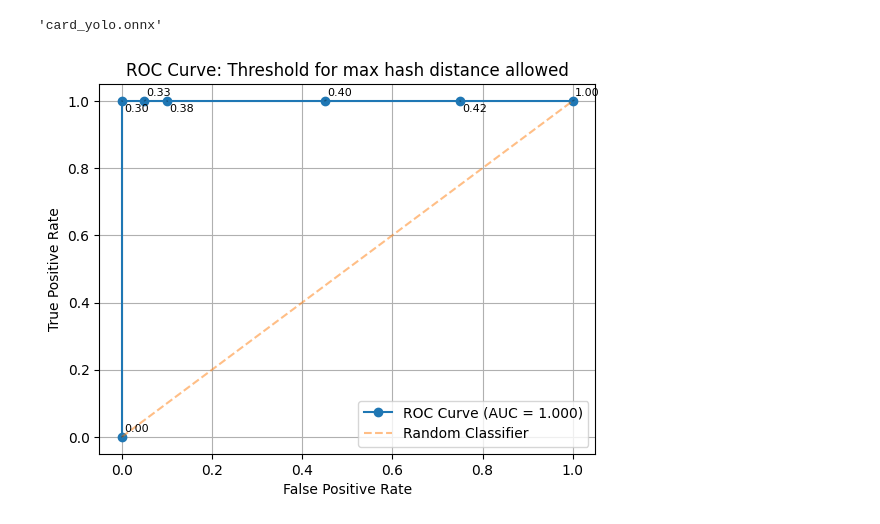
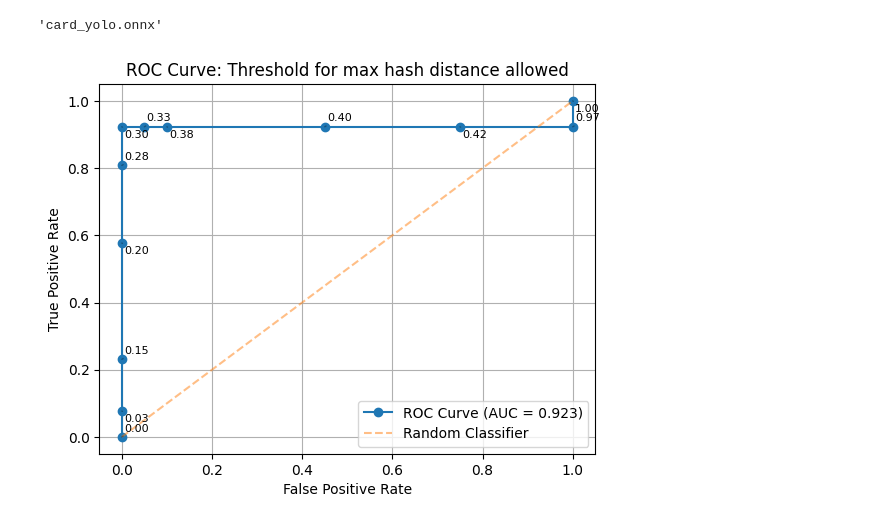
Before and after one commit to collectiblescapstone/CollectiblesApp, a Jupyter notebook: src/ai_dev/notebooks/YOLO.ipynb, the cells around one changed output. Saved outputs shown, nothing was run; the diff lists cells and outputs as text; code cells hidden in the pictures.

```diff
--- a/src/ai_dev/notebooks/YOLO.ipynb
+++ b/src/ai_dev/notebooks/YOLO.ipynb
@@ -622,13 +622,18 @@ import matplotlib.pyplot as plt
 
 # Cleaned data: [threshold, fpr, tpr]
 data = [
-    [0,0,0],
-    [0.30,0.000,1.000],
-    [0.33,0.050,1.000],
-    [0.38,0.100,1.000],
-    [0.40,0.450,1.000],
-    [0.42,0.750,1.000],
-    [1,1,1]
+    [0.00,0.000,0.000],
+    [0.03,0.000,0.077],
+    [0.15,0.000,0.231],
+    [0.20,0.000,0.577],
+    [0.28,0.000,0.808],
+    [0.30,0.000,0.923],
+    [0.33,0.050,0.923],
+    [0.38,0.100,0.923],
+    [0.40,0.450,0.923],
+    [0.42,0.750,0.923],
+    [0.97,1.000,0.923],
+    [1.00,1.000,1.000]
 ]
 # Title variable
 chart_title = "ROC Curve: Threshold for max hash distance allowed"
@@ -657,31 +662,31 @@ plt.plot(fpr, tpr, marker='o', label=f'ROC Curve (AUC = {auc:.3f})')
 for i in range(len(data)):
     # Alternate offsets
     x_offset = 0.015
     y_offset = 0.04 if i % 2 == 0 else -0.08
 
     plt.annotate(
         f"{thresholds[i]:.2f}",
         (fpr[i], tpr[i]),
         textcoords="offset points",
         xytext=(x_offset * 100, y_offset * 100),  # scale for visibility
         fontsize=8,
         arrowprops=dict(arrowstyle='-', alpha=0.3)
     )
 
 # 50/50 reference line
 plt.plot([0, 1], [0, 1], linestyle='--', alpha=0.5, label='Random Classifier')
 
 # Labels and title
 plt.xlabel("False Positive Rate")
 plt.ylabel("True Positive Rate")
 plt.title(chart_title)
 
 # Legend
 plt.legend()
 
 # Grid
 plt.grid()
 
 plt.show()
 # %% [output]
-[figure, old version]
+[figure, new version]
```
Also changed, not shown: 1 other file.
